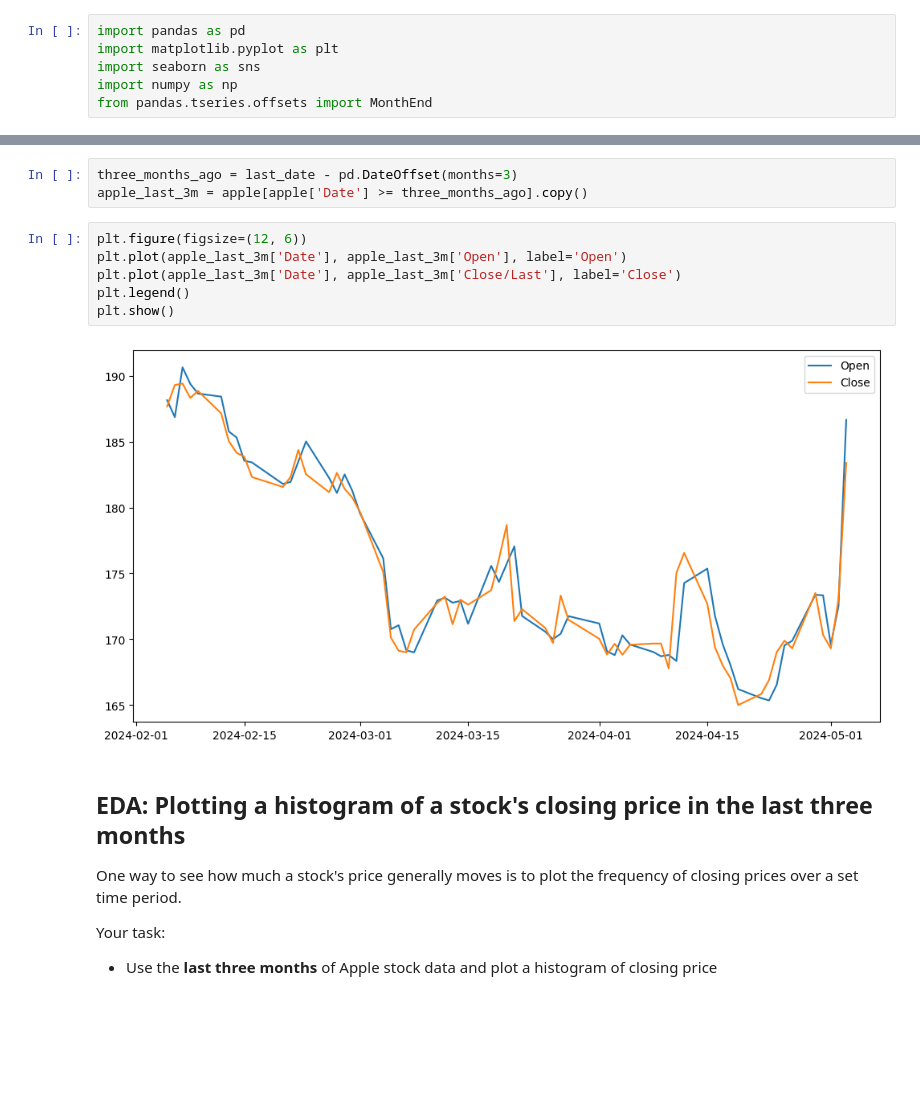
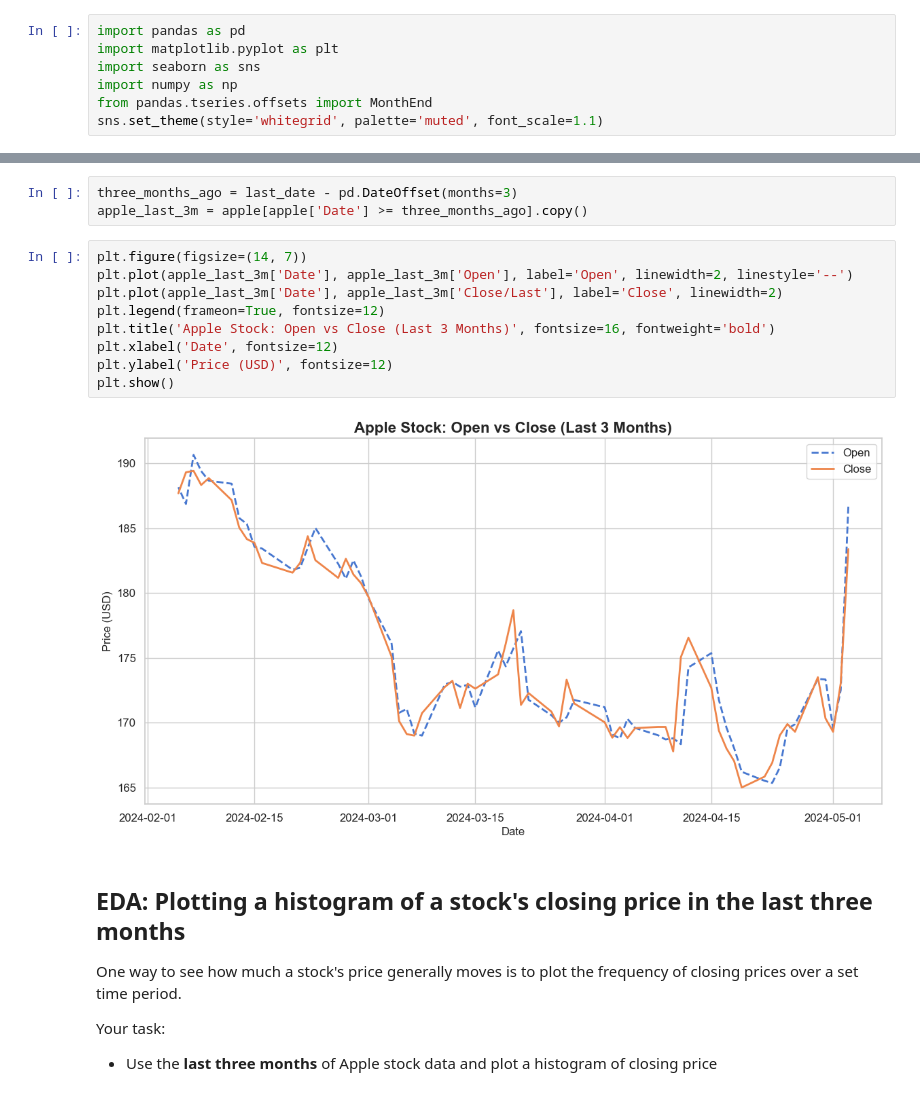
Before and after one commit to Fadi88/CD13649-Project, a Jupyter notebook: Project/Preparing-for-data-analysis-project-student.ipynb, the cells around one changed output, grey strips where cells are left out. Drawn from its saved outputs; the diff is of its cells as text; blank space fills up the shorter version.

Commit message:
Enhance visualisations and add cumulative returns analysis

```diff
--- a/Project/Preparing-for-data-analysis-project-student.ipynb
+++ b/Project/Preparing-for-data-analysis-project-student.ipynb
@@ -19,6 +19,7 @@ import matplotlib.pyplot as plt
 import seaborn as sns
 import numpy as np
 from pandas.tseries.offsets import MonthEnd
+sns.set_theme(style='whitegrid', palette='muted', font_scale=1.1)
 # %% [markdown]
 ## Load data
 
@@ -223,13 +224,16 @@ last_date = apple['Date'].max()
 three_months_ago = last_date - pd.DateOffset(months=3)
 apple_last_3m = apple[apple['Date'] >= three_months_ago].copy()
 # %%
-plt.figure(figsize=(12, 6))
-plt.plot(apple_last_3m['Date'], apple_last_3m['Open'], label='Open')
-plt.plot(apple_last_3m['Date'], apple_last_3m['Close/Last'], label='Close')
-plt.legend()
+plt.figure(figsize=(14, 7))
+plt.plot(apple_last_3m['Date'], apple_last_3m['Open'], label='Open', linewidth=2, linestyle='--')
+plt.plot(apple_last_3m['Date'], apple_last_3m['Close/Last'], label='Close', linewidth=2)
+plt.legend(frameon=True, fontsize=12)
+plt.title('Apple Stock: Open vs Close (Last 3 Months)', fontsize=16, fontweight='bold')
+plt.xlabel('Date', fontsize=12)
+plt.ylabel('Price (USD)', fontsize=12)
 plt.show()
 # %% [output]
-[figure, old version]
+[figure, new version]
 # %% [markdown]
 ## EDA: Plotting a histogram of a stock's closing price in the last three months
 
```
Also changed, not shown: parts of 5 cells of this notebook, 2 other files.
